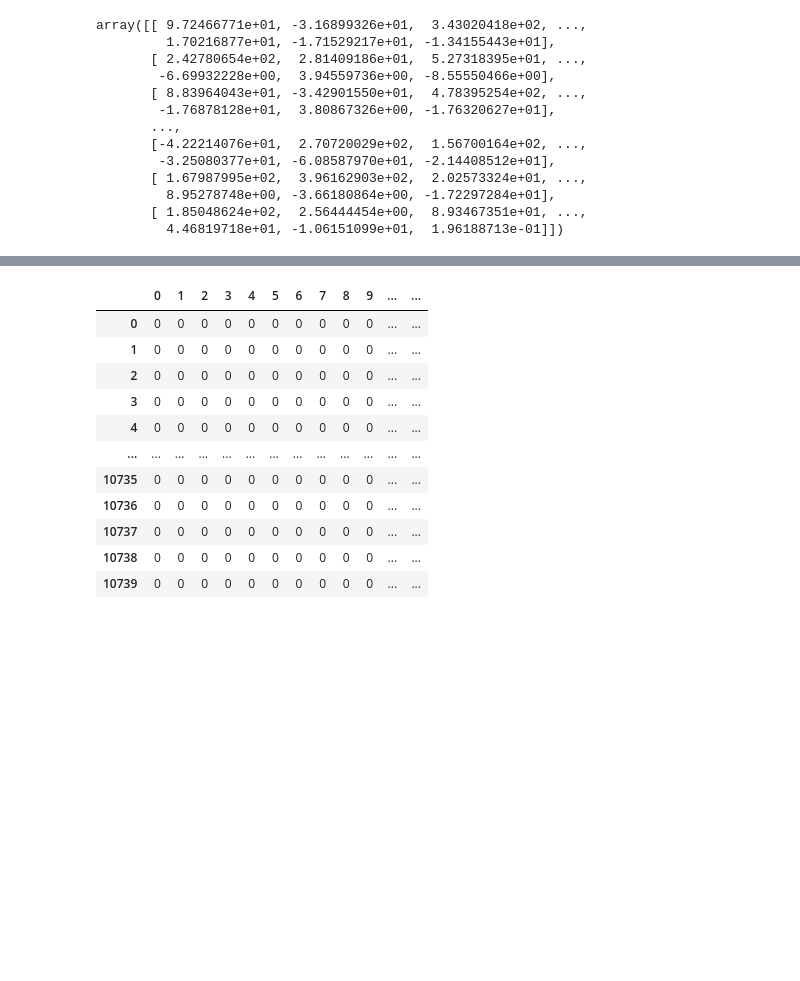
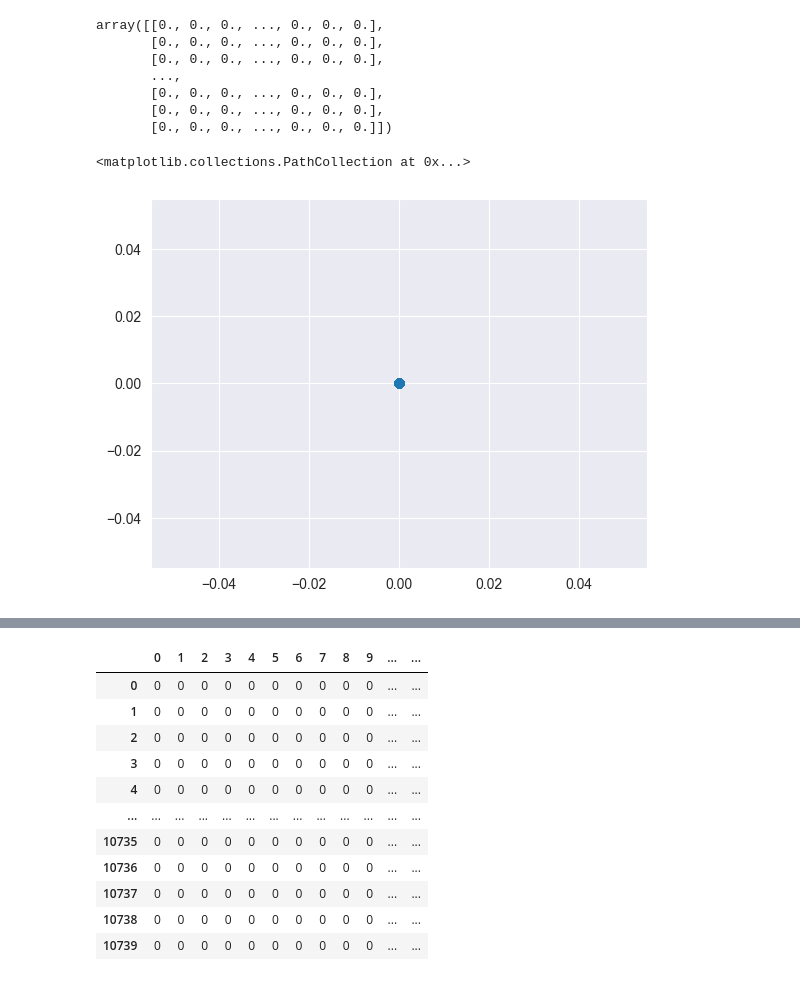
Before and after one commit to bhaba-ranjan/clustering, a Jupyter notebook: k-means.ipynb, the cells around one changed output, grey strips where cells are left out. Cells and saved outputs as stored; diff of their text form; code cells hidden in the pictures; blank space fills up the shorter version.

```diff
--- a/k-means.ipynb
+++ b/k-means.ipynb
@@ -22,4 +23,0 @@ data = averagePixes(np_table,4)
-# %%
-from sklearn.decomposition import PCA
-pca = PCA(n_components=.99)
-data = pca.fit_transform(data)
@@ -26,16 +34,15 @@ data = pca.fit_transform(data)
 # %%
 data
 # %% [output]
-array([[ 9.72466771e+01, -3.16899326e+01,  3.43020418e+02, ...,
-         1.70216877e+01, -1.71529217e+01, -1.34155443e+01],
-       [ 2.42780654e+02,  2.81409186e+01,  5.27318395e+01, ...,
-        -6.69932228e+00,  3.94559736e+00, -8.55550466e+00],
-       [ 8.83964043e+01, -3.42901550e+01,  4.78395254e+02, ...,
-        -1.76878128e+01,  3.80867326e+00, -1.76320627e+01],
+array([[0., 0., 0., ..., 0., 0., 0.],
+       [0., 0., 0., ..., 0., 0., 0.],
+       [0., 0., 0., ..., 0., 0., 0.],
        ...,
-       [-4.22214076e+01,  2.70720029e+02,  1.56700164e+02, ...,
-        -3.25080377e+01, -6.08587970e+01, -2.14408512e+01],
-       [ 1.67987995e+02,  3.96162903e+02,  2.02573324e+01, ...,
-         8.95278748e+00, -3.66180864e+00, -1.72297284e+01],
-       [ 1.85048624e+02,  2.56444454e+00,  8.93467351e+01, ...,
-         4.46819718e+01, -1.06151099e+01,  1.96188713e-01]])
+       [0., 0., 0., ..., 0., 0., 0.],
+       [0., 0., 0., ..., 0., 0., 0.],
+       [0., 0., 0., ..., 0., 0., 0.]])
+# %%
+plt.scatter(data[:,0],data[:,1])
+# %% [output]
+<matplotlib.collections.PathCollection at 0x...>
+[figure, added]
```
Also changed, not shown: parts of 17 cells of this notebook.
